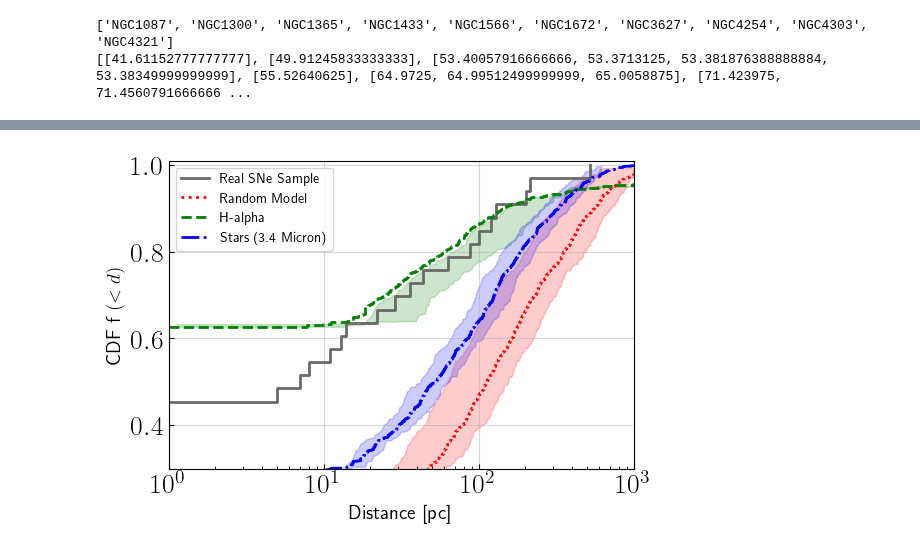
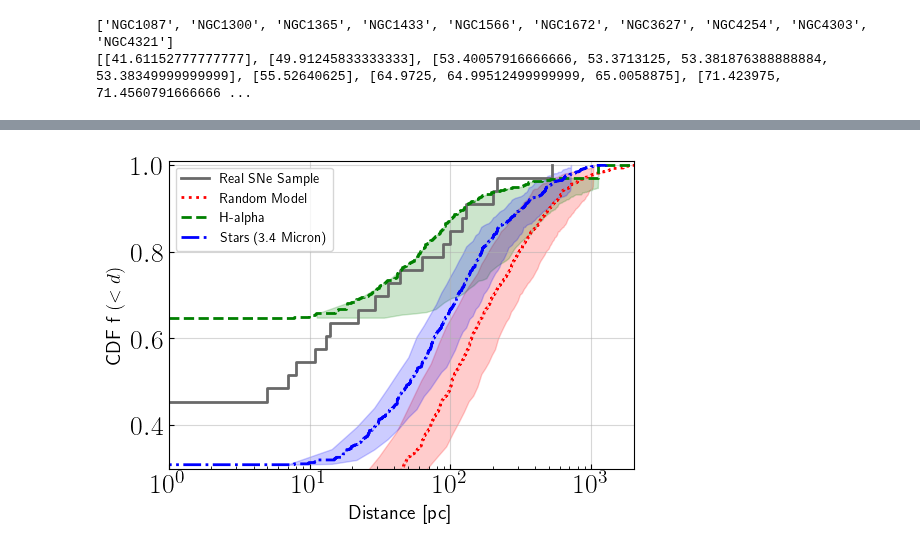
Before and after one commit to NessMayker/SNeHa, a Jupyter notebook: Code/1d.StarsControl.ipynb, the cells around one changed output, grey strips where cells are left out. Cells and saved outputs as stored; diff of their text form; code cells hidden in the pictures.

Commit message:
Found bug in Distance CDFs

```diff
--- a/Code/1d.StarsControl.ipynb
+++ b/Code/1d.StarsControl.ipynb
@@ -343,7 +380,7 @@ def findNear(array, value):
     return array[idx]
 
 def makeCDFs(array):
-    count, bins_count = np.histogram(array, bins=len(array))
+    count, bins_count = np.histogram(array, bins=100)
     xVals = bins_count[1:]
     pdf = count / sum(count)
     cdf = np.cumsum(pdf)
@@ -369,30 +406,45 @@ def randomPull(modelArr, numSNe=33, numRuns=1000):
             val = np.random.choice(modelArr)
             singlePulls.append(val)
         # sort the model SNe distances and save
-        sortedPulls = np.sort(singlePulls)
-        allPulls.append(sortedPulls)
+        sorted_pulls = np.sort(singlePulls)
+        sortedPulls_y = np.sort(singlePulls)
+        sortedPulls_x = np.linspace(0,len(sortedPulls_y),len(sortedPulls_y))
+        y_f = interp1d(sortedPulls_x,sortedPulls_y,'linear')
+        x = np.linspace(0,len(sortedPulls_y),1000)
+
+
+#         sortedPulls_x = np.sort(singlePulls)
+#         sortedPulls_y = np.linspace(0,len(sortedPulls_x),len(sortedPulls_x))
+#         y_f = interp1d(sortedPulls_x,sortedPulls_y,'cubic')
+#         x = np.linspace(0,len(sortedPulls_y),1000)
+
+        y = y_f(x)
+
+
+        allPulls.append(y)
+#         allPulls.append(sorted_pulls)
 
 
 
-    # determine 50th percentile array by finding 1000 closest values to each x in model array
+    # Interpolate after each draw
+
+
+
+    # Find 1000 closest random pull values to each dist value in model SN array
     allPer16Vals, allPer50Vals, allPer84Vals = [],[],[]
     for i in range(len(modelArr)):
         SNlocVals=[]
         for j in range(numRuns):
-            # find the actual distance value that is the closest to the generated model values
+#             find the actual distance value that is the closest to the generated model values
             SNlocVals.append(findNear(allPulls[j], modelArr[i]))
+
+
 
 
 
     # now find 16-84th percentiles from each of these local distributions around x value
         locVals = np.sort(SNlocVals)
-        if(np.sum(locVals)==0.0):
-            sumVals = locVals
-        else:
-            sumVals = locVals/np.sum(locVals)
-        normVals = np.cumsum(sumVals)
-
-
+#         locVals = np.sort(allPulls[i])
         per16Vals = np.percentile(locVals,16)
         allPer16Vals.append(per16Vals)
         per50Vals = np.percentile(locVals,50)
@@ -432,49 +496,52 @@ import seaborn as sns
 
 fig, ax = plt.subplots(1,1, figsize=(6,4))
 
+# ax.plot(mod2, ymod2, label="Hybrid (76% gas + 24% stars)", color='purple', ls="-",lw=2)
 sns.ecdfplot(realSNe, color = "dimgrey",  label="Real SNe Sample", ax=ax,lw=2)
 sns.ecdfplot(nm1, label="Random Model", color='red', ls=":",ax=ax,lw=2)
 sns.ecdfplot(nm2, label="H-alpha", color='green', ls="--",lw=2,ax=ax)
 sns.ecdfplot(nm3, label="Stars (3.4 Micron)", color='blue', ls="-.",lw=2,ax=ax)
 # ax[0].plot(mod4, ymod4, label="Hybrid (76% gas + 24% stars)", color='purple', ls="-",lw=2)
+# ax.plot(mod2, ymod2, label="H-alpha", color='green', ls="--",lw=2)
 ax.fill_between(x=mod1_50, y1=ymod1_16,y2=ymod1_84, color='red', alpha=0.2)
 ax.fill_between(x=mod2_50, y1=ymod2_16,y2=ymod2_84, color='green', alpha=0.2)
+# ax.fill_between(x=mod2_50, y1=ymod2_50,y2=ymod2_84, color='green', alpha=0.2)
 ax.fill_between(x=mod3_50, y1=ymod3_16,y2=ymod3_84, color='blue', alpha=0.2)
 # ax[0].fill_between(x=mod4_50, y1=ymod4_16,y2=ymod4_84, color='purple', alpha=0.2)
 ax.set_xscale('log')
 ax.set_ylim (0.3,1.01)
-ax.set_xlim(1,1000)
+ax.set_xlim(1,2000)
 ax.legend(loc='best')
 
 # sns.ecdfplot(nSMIa,color = "black", ls=':', label="Real SNe Ia", ax=ax[1],lw=2)
 # sns.ecdfplot(nSMII,color = "black", ls='-',  label="Real SNe II", ax=ax[1],lw=2)
 # sns.ecdfplot(nSMIbc,color = "black", ls='--',  label="Real SNe Ibc", ax=ax[1],lw=2)
 # sns.ecdfplot(nSMunc,color = "black", ls='-.',  label="Real Unclassified", ax=ax[1],lw=2)
 
 # ax[1].plot(mod1, ymod1, color='red', ls=":",lw=2)
 # ax[1].plot(mod2, ymod2, color='green', ls="--",lw=2)
 # ax[1].plot(mod3, ymod3, color='blue', ls="-.",lw=2)
 # # ax[1].plot(mod4, ymod4, color='purple', ls="-",lw=2)
 # ax[1].fill_between(x=mod1_50, y1=ymod1_16,y2=ymod1_84, color='red', alpha=0.2)
 # ax[1].fill_between(x=mod2_50, y1=ymod2_16,y2=ymod2_84, color='green', alpha=0.2)
 # ax[1].fill_between(x=mod3_50, y1=ymod3_16,y2=ymod3_84, color='blue', alpha=0.2)
 # # ax[1].fill_between(x=mod4_50, y1=ymod4_16,y2=ymod4_84, color='purple', alpha=0.2)
 # ax[1].set_xscale('log')
 # ax[1].set_ylim (0.3,1.01)
 # ax[1].set_xlim(60,5000)
 
 # ax[1].legend(loc='best')
 
 ax.tick_params(axis = "both", which = "both", direction = "in")
 # ax[1].tick_params(axis = "both", which = "both", direction = "in")
 
 plt.xlabel("Distance [pc]", fontsize = 14)
 ax.set_ylabel(r"CDF f $(< d)$", fontsize = 14)
 # ax[1].set_ylabel("CDF f (< d)", fontsize = 14)
 ax.grid(which='major', alpha=0.5)
 # ax[1].grid(which='major', alpha=0.5)
 fig.savefig("../Figures/DistanceCDF.png", dpi=300)
 plt.show()
 plt.close()
 # %% [output]
-[figure, old version]
+[figure, new version]
```
Also changed, not shown: parts of 6 cells of this notebook, 4 other files.
